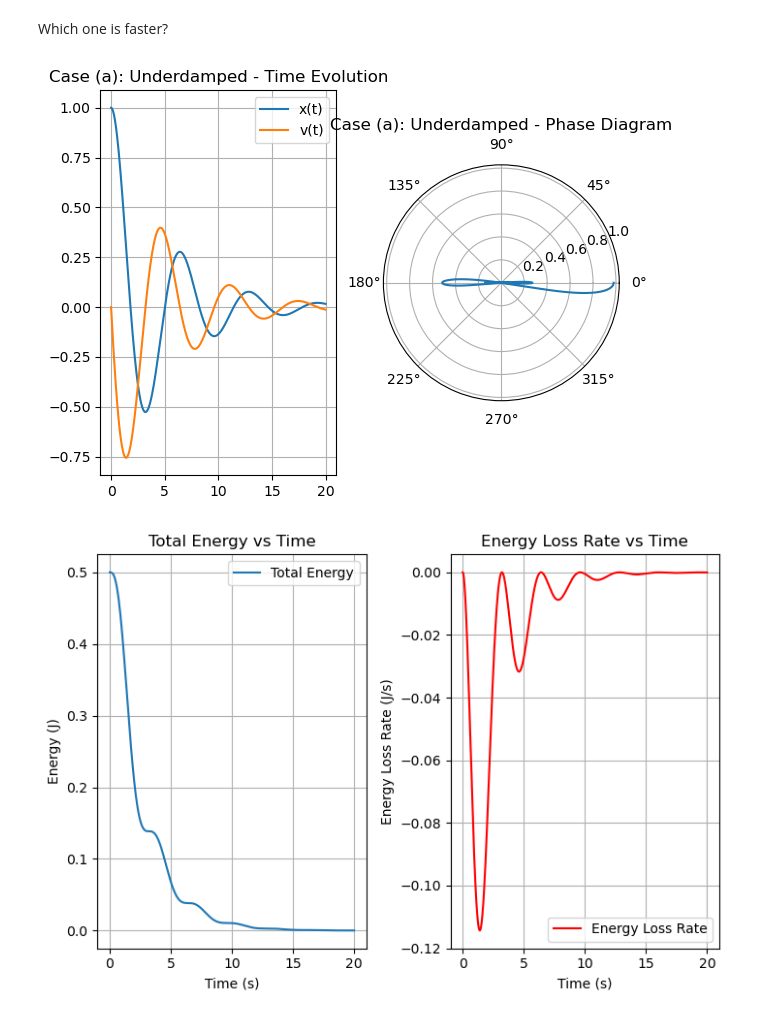
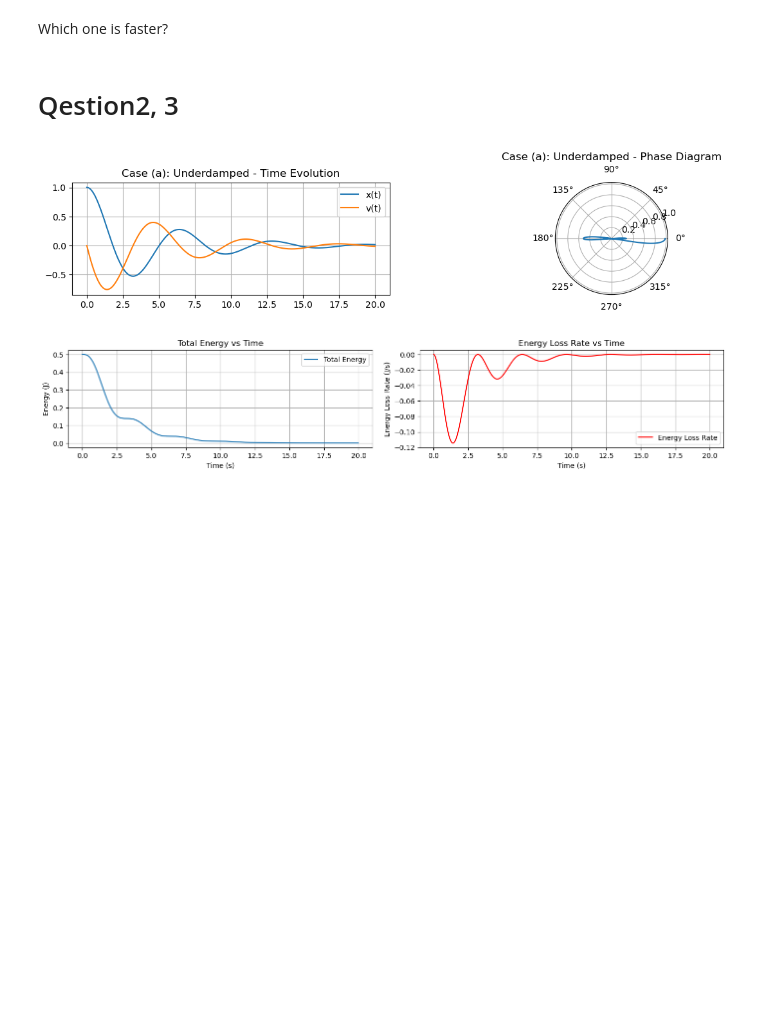
Before and after one commit to yihsunphys/computationalPhysics-113, a Jupyter notebook: project1/project1_demo3.ipynb, the cells around one changed output. Drawn from its saved outputs; the diff is of its cells as text; code cells hidden in the pictures; blank space fills up the shorter version.

```diff
--- a/project1/project1_demo3.ipynb
+++ b/project1/project1_demo3.ipynb
@@ -294,5 +294,7 @@ We could mesure the performance of our solver and compare it with scipy.
 # %% [markdown]
 Which one is faster?
+# %% [markdown]
+# Qestion2, 3
 # %%
 # Define the damped oscillator differential equation
 def damped_oscillator(t, y, omega0, gamma):
@@ -318,11 +320,9 @@ def simulate_and_plot(A, omega0, gamma, phi, label):
     t0, tmax, dt = 0, 20, 0.01
     t_eval = np.arange(t0, tmax, dt)
 
-    # Solve using the custom IVP solver
+    # Solve using the IVP solver
     sol = mysolver.solve_ivp(damped_oscillator, t_eval, y0, "RK4", t_eval, args=(omega0, gamma))
-
-    # Extract position (x) and velocity (v)
-    x = sol[0, :]
+    x = sol[0, :] # []
     v = sol[1, :]
 
     # Calculate energy and energy loss rate
@@ -335,7 +335,7 @@ def simulate_and_plot(A, omega0, gamma, phi, label):
 
     # Plot x(t) and v(t)
     plt.figure(figsize=(14, 5))
-    plt.subplot(1, 4, 1)
+    plt.subplot(2, 2, 1)
     plt.plot(t_eval, x, label='x(t)')
     plt.plot(t_eval, v, label='v(t)')
     plt.title(f'{label} - Time Evolution')
@@ -343,39 +343,39 @@ def simulate_and_plot(A, omega0, gamma, phi, label):
     plt.grid()
 
     # Plot phase diagram in polar coordinates
-    plt.subplot(1, 4, 2, polar=True)
+    plt.subplot(2, 2, 2, polar=True)
     r = np.sqrt(u**2 + w**2)
     theta = np.arctan2(w, u)
     plt.plot(theta, r)
     plt.title(f'{label} - Phase Diagram')
 
     # Plot total energy versus time
     plt.figure(figsize=(14, 5))
-    plt.subplot(1, 4, 3)
+    plt.subplot(2, 2, 3)
     plt.plot(t_eval, E, label='Total Energy')
     plt.title('Total Energy vs Time')
     plt.xlabel('Time (s)')
     plt.ylabel('Energy (J)')
     plt.legend()
     plt.grid()
 
     # Plot energy loss rate versus time
-    plt.subplot(1, 4, 4)
+    plt.subplot(2, 2, 4)
     plt.plot(t_eval, dE_dt, label='Energy Loss Rate', color='red')
     plt.title('Energy Loss Rate vs Time')
     plt.xlabel('Time (s)')
     plt.ylabel('Energy Loss Rate (J/s)')
     plt.legend()
     plt.grid()
 
 
     plt.tight_layout()
     plt.show()
 
 # Simulate and plot for the three cases
 simulate_and_plot(A=1, omega0=1, gamma=0.2, phi=0, label='Case (a): Underdamped')
 simulate_and_plot(A=1, omega0=1, gamma=1.0, phi=0, label='Case (b): Critically Damped')
 simulate_and_plot(A=1, omega0=1, gamma=1.2, phi=0, label='Case (c): Overdamped')
 # %% [output]
-[figure, old version]
+[figure, new version]
-[figure, old version]
+[figure, new version]
```
Also changed, not shown: parts of 8 cells of this notebook, 3 other files.
